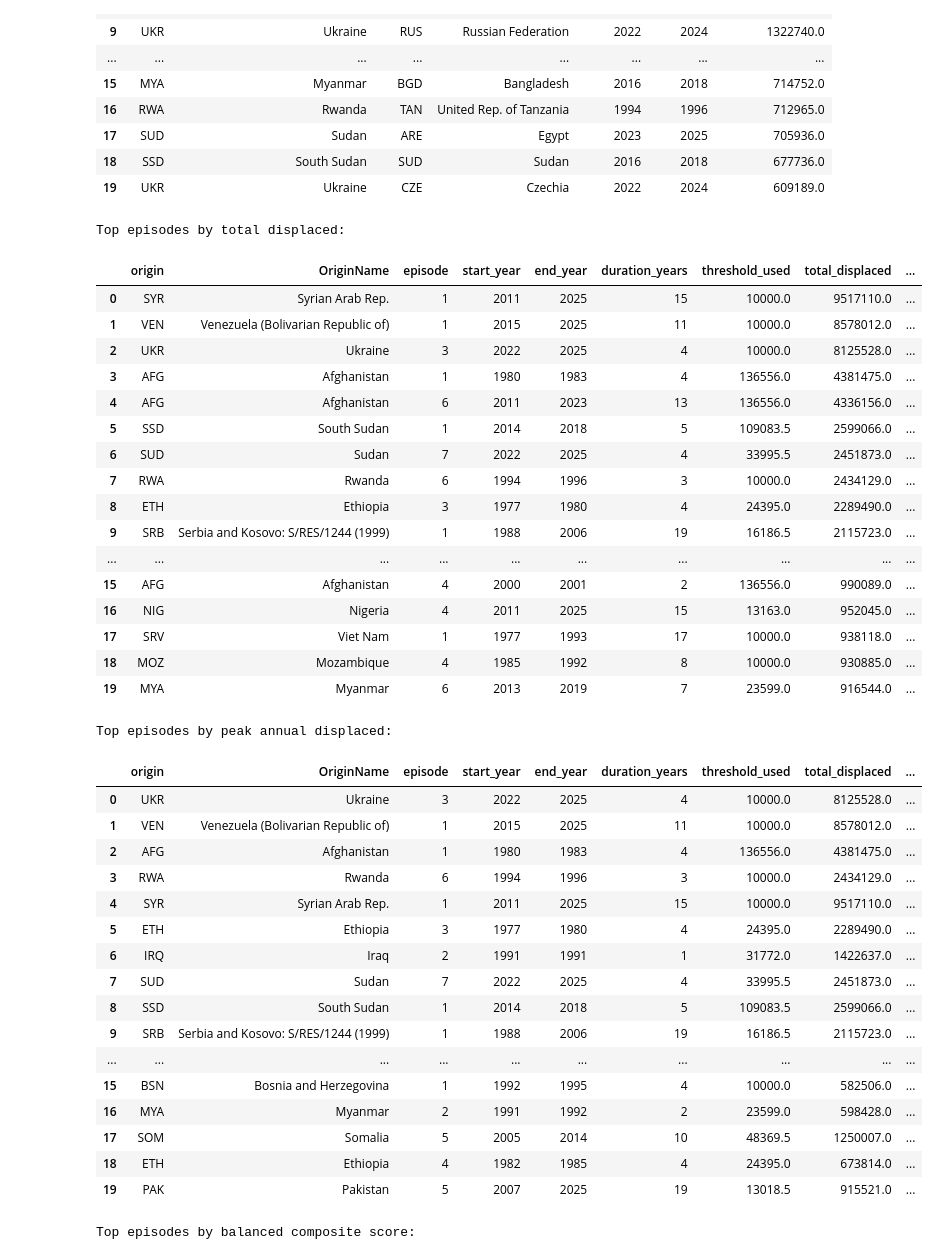
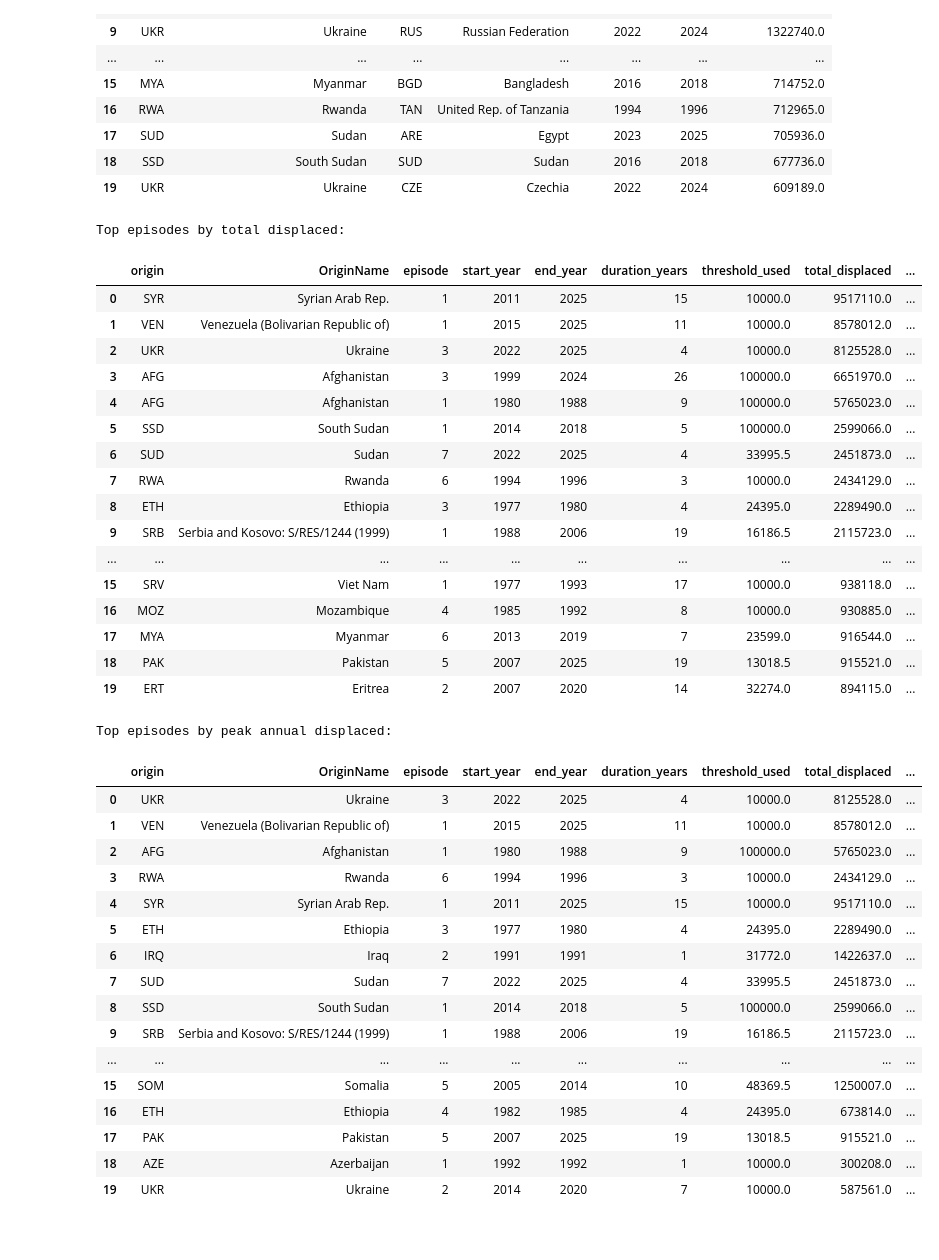
Before and after one commit to TishDuc/TishDuc.github.io, a Jupyter notebook: Displacements_Final_Project/Loke_script.ipynb, the cells around one changed output. Saved outputs shown, nothing was run; the diff lists cells and outputs as text; code cells hidden in the pictures.

```diff
--- a/Displacements_Final_Project/Loke_script.ipynb
+++ b/Displacements_Final_Project/Loke_script.ipynb
@@ -66,9 +66,9 @@ import numpy as np
 
 # episode-based conflict significance analysis (variable-length conflicts)
 min_activation = 10000         # minimum yearly displaced people to consider a year "active"
+max_activation = 100000        # maximum threshold to handle anomalies like Afghanistan
 activation_multiplier = 1.0     # origin-specific threshold = baseline * multiplier
 quiet_years_to_end = 1          # end episode after this many consecutive below-threshold years
-duration_weight_alpha = 0.25    # higher values reward longer conflicts more
 
 # aggregate to origin-year totals (sum across all asylum countries)
 origin_yearly = (
@@ -83,7 +83,7 @@ def detect_origin_episodes(group):
 
     positive = series[series > 0]
     baseline = float(positive.median()) if not positive.empty else 0.0
-    threshold = max(min_activation, baseline * activation_multiplier)
+    threshold = min( max(min_activation, baseline * activation_multiplier), max_activation)
 
     episodes = []
     in_episode = False
@@ -130,68 +130,61 @@ def detect_origin_episodes(group):
             'end_year': end,
             'duration_years': duration_years,
             'threshold_used': float(threshold_used),
             'total_displaced': total_displaced,
             'peak_annual': peak_annual,
             'mean_annual': mean_annual,
             'ramp_up': ramp_up,
         })
 
     return rows
 
 episode_rows = []
 for _, g in origin_yearly.groupby(['origin', 'OriginName']):
     episode_rows.extend(detect_origin_episodes(g))
 
 episodes_df = pd.DataFrame(episode_rows)
-episodes_df['composite_score'] = episodes_df['total_displaced'] * (
-    1 + duration_weight_alpha * np.log1p(episodes_df['duration_years'])
-)
 
 top_by_total = episodes_df.sort_values('total_displaced', ascending=False).reset_index(drop=True).head(20)
 top_by_peak = episodes_df.sort_values('peak_annual', ascending=False).reset_index(drop=True).head(20)
-top_by_composite = episodes_df.sort_values('composite_score', ascending=False).reset_index(drop=True).head(20)
 
 print('Top episodes by total displaced:')
 display(top_by_total)
 print('Top episodes by peak annual displaced:')
 display(top_by_peak)
-print('Top episodes by balanced composite score:')
-display(top_by_composite)
 # %% [output]
 Top episodes by total displaced:
 |  | origin | OriginName | episode | start_year | end_year | duration_years | threshold_used | total_displaced | ... |
 | 0 | SYR | Syrian Arab Rep. | 1 | 2011 | 2025 | 15 | 10000.0 | 9517110.0 | ... |
 | 1 | VEN | Venezuela (Bolivarian Republic of) | 1 | 2015 | 2025 | 11 | 10000.0 | 8578012.0 | ... |
 | 2 | UKR | Ukraine | 3 | 2022 | 2025 | 4 | 10000.0 | 8125528.0 | ... |
-| 3 | AFG | Afghanistan | 1 | 1980 | 1983 | 4 | 136556.0 | 4381475.0 | ... |
-| 4 | AFG | Afghanistan | 6 | 2011 | 2023 | 13 | 136556.0 | 4336156.0 | ... |
-| 5 | SSD | South Sudan | 1 | 2014 | 2018 | 5 | 109083.5 | 2599066.0 | ... |
+| 3 | AFG | Afghanistan | 3 | 1999 | 2024 | 26 | 100000.0 | 6651970.0 | ... |
+| 4 | AFG | Afghanistan | 1 | 1980 | 1988 | 9 | 100000.0 | 5765023.0 | ... |
+| 5 | SSD | South Sudan | 1 | 2014 | 2018 | 5 | 100000.0 | 2599066.0 | ... |
 | 6 | SUD | Sudan | 7 | 2022 | 2025 | 4 | 33995.5 | 2451873.0 | ... |
 | 7 | RWA | Rwanda | 6 | 1994 | 1996 | 3 | 10000.0 | 2434129.0 | ... |
 | 8 | ETH | Ethiopia | 3 | 1977 | 1980 | 4 | 24395.0 | 2289490.0 | ... |
 | 9 | SRB | Serbia and Kosovo: S/RES/1244 (1999) | 1 | 1988 | 2006 | 19 | 16186.5 | 2115723.0 | ... |
 | ... | ... | ... | ... | ... | ... | ... | ... | ... | ... |
-| 15 | AFG | Afghanistan | 4 | 2000 | 2001 | 2 | 136556.0 | 990089.0 | ... |
-| 16 | NIG | Nigeria | 4 | 2011 | 2025 | 15 | 13163.0 | 952045.0 | ... |
-| 17 | SRV | Viet Nam | 1 | 1977 | 1993 | 17 | 10000.0 | 938118.0 | ... |
-| 18 | MOZ | Mozambique | 4 | 1985 | 1992 | 8 | 10000.0 | 930885.0 | ... |
-| 19 | MYA | Myanmar | 6 | 2013 | 2019 | 7 | 23599.0 | 916544.0 | ... |
+| 15 | SRV | Viet Nam | 1 | 1977 | 1993 | 17 | 10000.0 | 938118.0 | ... |
+| 16 | MOZ | Mozambique | 4 | 1985 | 1992 | 8 | 10000.0 | 930885.0 | ... |
+| 17 | MYA | Myanmar | 6 | 2013 | 2019 | 7 | 23599.0 | 916544.0 | ... |
+| 18 | PAK | Pakistan | 5 | 2007 | 2025 | 19 | 13018.5 | 915521.0 | ... |
+| 19 | ERT | Eritrea | 2 | 2007 | 2020 | 14 | 32274.0 | 894115.0 | ... |
 Top episodes by peak annual displaced:
 |  | origin | OriginName | episode | start_year | end_year | duration_years | threshold_used | total_displaced | ... |
 | 0 | UKR | Ukraine | 3 | 2022 | 2025 | 4 | 10000.0 | 8125528.0 | ... |
 | 1 | VEN | Venezuela (Bolivarian Republic of) | 1 | 2015 | 2025 | 11 | 10000.0 | 8578012.0 | ... |
-| 2 | AFG | Afghanistan | 1 | 1980 | 1983 | 4 | 136556.0 | 4381475.0 | ... |
+| 2 | AFG | Afghanistan | 1 | 1980 | 1988 | 9 | 100000.0 | 5765023.0 | ... |
 | 3 | RWA | Rwanda | 6 | 1994 | 1996 | 3 | 10000.0 | 2434129.0 | ... |
 | 4 | SYR | Syrian Arab Rep. | 1 | 2011 | 2025 | 15 | 10000.0 | 9517110.0 | ... |
 | 5 | ETH | Ethiopia | 3 | 1977 | 1980 | 4 | 24395.0 | 2289490.0 | ... |
 | 6 | IRQ | Iraq | 2 | 1991 | 1991 | 1 | 31772.0 | 1422637.0 | ... |
 | 7 | SUD | Sudan | 7 | 2022 | 2025 | 4 | 33995.5 | 2451873.0 | ... |
-| 8 | SSD | South Sudan | 1 | 2014 | 2018 | 5 | 109083.5 | 2599066.0 | ... |
+| 8 | SSD | South Sudan | 1 | 2014 | 2018 | 5 | 100000.0 | 2599066.0 | ... |
 | 9 | SRB | Serbia and Kosovo: S/RES/1244 (1999) | 1 | 1988 | 2006 | 19 | 16186.5 | 2115723.0 | ... |
 | ... | ... | ... | ... | ... | ... | ... | ... | ... | ... |
-| 15 | BSN | Bosnia and Herzegovina | 1 | 1992 | 1995 | 4 | 10000.0 | 582506.0 | ... |
-| 16 | MYA | Myanmar | 2 | 1991 | 1992 | 2 | 23599.0 | 598428.0 | ... |
-| 17 | SOM | Somalia | 5 | 2005 | 2014 | 10 | 48369.5 | 1250007.0 | ... |
-| 18 | ETH | Ethiopia | 4 | 1982 | 1985 | 4 | 24395.0 | 673814.0 | ... |
-| 19 | PAK | Pakistan | 5 | 2007 | 2025 | 19 | 13018.5 | 915521.0 | ... |
+| 15 | SOM | Somalia | 5 | 2005 | 2014 | 10 | 48369.5 | 1250007.0 | ... |
+| 16 | ETH | Ethiopia | 4 | 1982 | 1985 | 4 | 24395.0 | 673814.0 | ... |
+| 17 | PAK | Pakistan | 5 | 2007 | 2025 | 19 | 13018.5 | 915521.0 | ... |
+| 18 | AZE | Azerbaijan | 1 | 1992 | 1992 | 1 | 10000.0 | 300208.0 | ... |
+| 19 | UKR | Ukraine | 2 | 2014 | 2020 | 7 | 10000.0 | 587561.0 | ... |
-Top episodes by balanced composite score:
```
Also changed, not shown: parts of 2 cells of this notebook, 9 other files.
